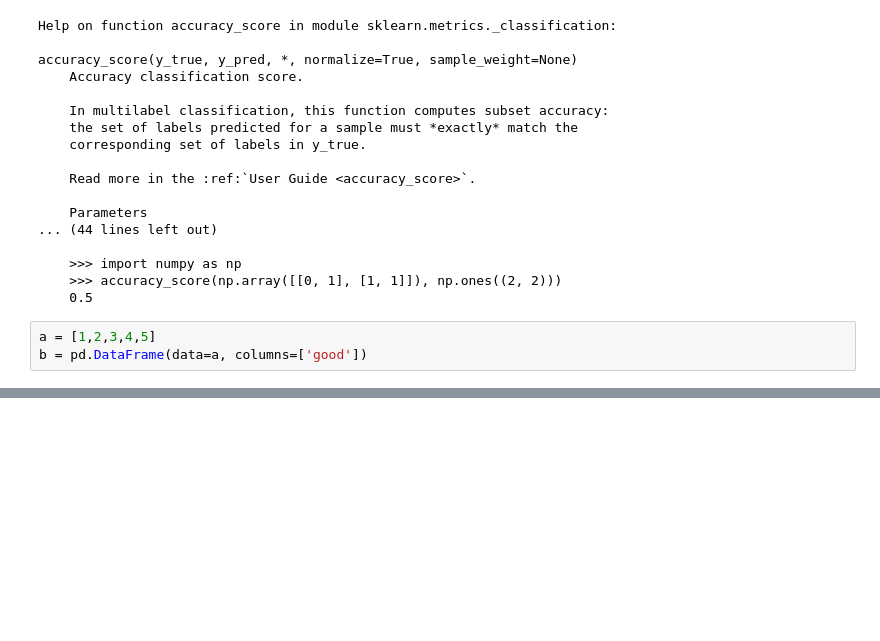
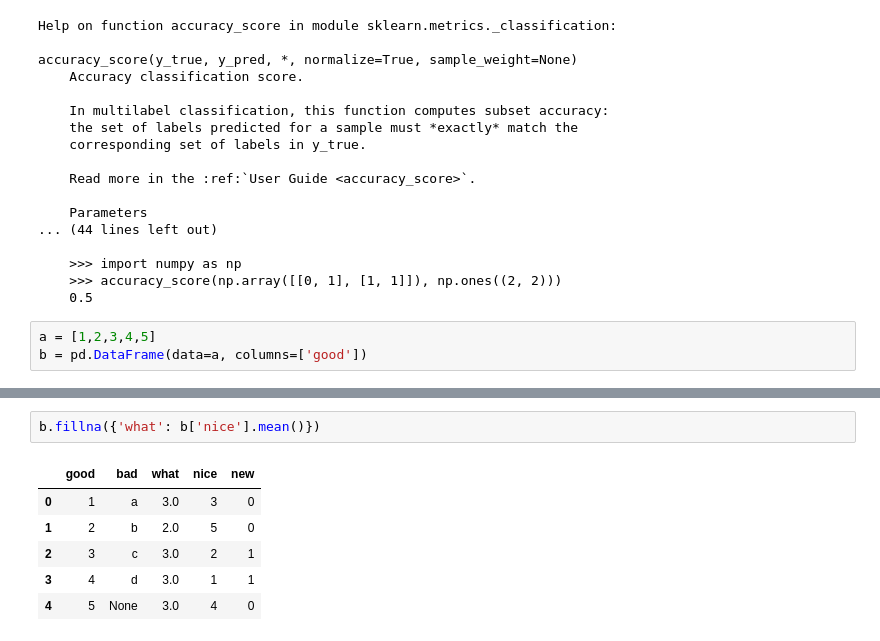
Before and after one commit to leo-kimm/justdoanything, a Jupyter notebook: 빅분기 실기/실기 연습 1.ipynb, the cells around one changed output, grey strips where cells are left out. Cells and saved outputs as stored; diff of their text form; blank space fills up the shorter version.

```diff
--- a/빅분기 실기/실기 연습 1.ipynb
+++ b/빅분기 실기/실기 연습 1.ipynb
@@ -225,0 +281,9 @@ class DataFrame(pandas.core.generic.NDFrame, pandas.core.arraylike.OpsMixin)
+# %%
+b.fillna({'what': b['nice'].mean()})
+# %% [output]
+|  | good | bad | what | nice | new |
+| 0 | 1 | a | 3.0 | 3 | 0 |
+| 1 | 2 | b | 2.0 | 5 | 0 |
+| 2 | 3 | c | 3.0 | 2 | 1 |
+| 3 | 4 | d | 3.0 | 1 | 1 |
+| 4 | 5 | None | 3.0 | 4 | 0 |
```
Also changed, not shown: parts of 33 cells of this notebook, 16 other files.
